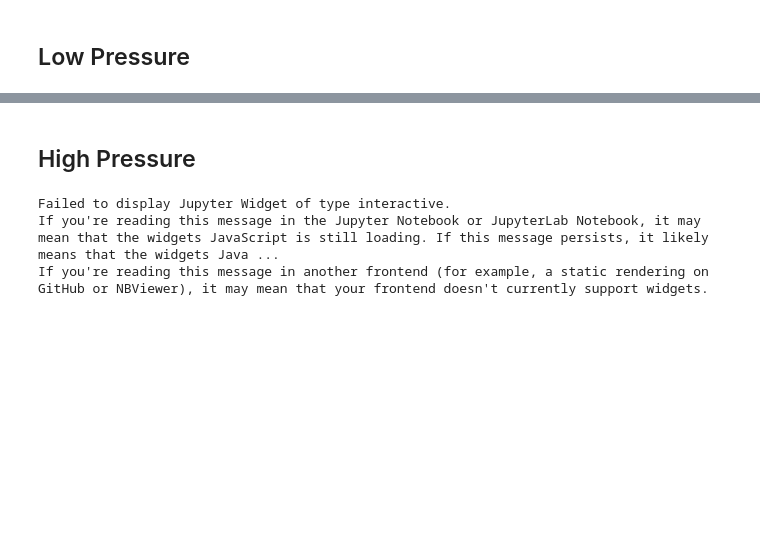
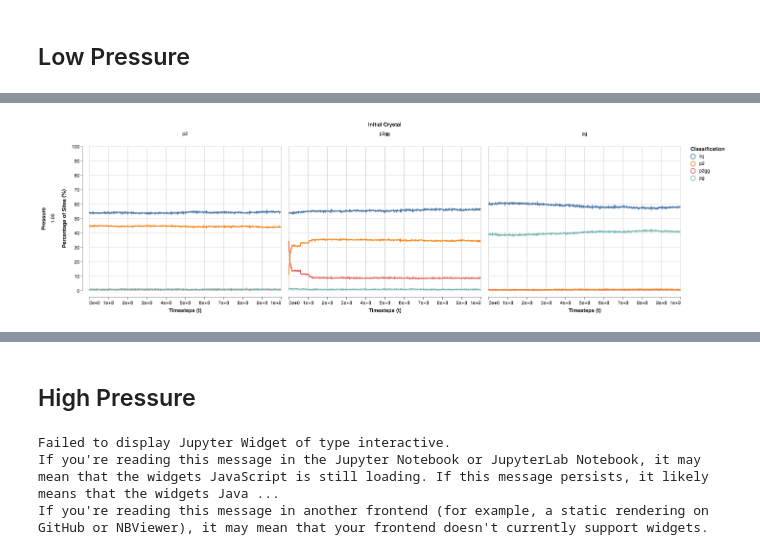
Before and after one commit to malramsay64/Crystal_Melting, a Jupyter notebook: notebooks/Crystal_Fractions.ipynb, the cells around one changed output, grey strips where cells are left out. Saved outputs shown, nothing was run; the diff lists cells and outputs as text; code cells hidden in the pictures; blank space fills up the shorter version.

```diff
--- a/notebooks/Crystal_Fractions.ipynb
+++ b/notebooks/Crystal_Fractions.ipynb
@@ -23,21 +20,20 @@ time_df = norm_df.copy()
 time_df.index = pandas.TimedeltaIndex(norm_df.time)
 time_df = time_df.groupby(group_bys).resample('1ms').mean().reset_index(group_bys)
 
-df_high = time_df.query('pressure == "13.50"')
+df_high = time_df.query('pressure == "13.50"').copy()
 df_high = df_high.groupby(group_bys).resample('5ms').mean().reset_index(group_bys)
 
-df_low = norm_df.query('pressure == "1.00"')
+df_low = norm_df.query('pressure == "1.00"').copy()
 # %%
 def create_figure(temp, dataset):
-    c = Chart(dataset.query("temperature == @temp")).mark_line().encode(
-        x=X('time',
-            axis=Axis(format='e', title='Timesteps (t)')),
-        y=Y('percentage:Q',
-            axis=Axis(title='Percentage of Sites (%)'),
-            scale=Scale(domain=[0, 100])),
-        color=Color('state', legend=Legend(title='Classification')),
-        column=Column('crystal', header=Header(title='Initial Crystal')),
-        row=Row('pressure', header=Header(title='Pressure')),
+    c = alt.Chart(dataset.query("temperature == @temp")).mark_line().encode(
+        alt.X('time', axis=alt.Axis(format='e', title='Timesteps (t)')),
+        alt.Y('percentage:Q',
+            axis=alt.Axis(title='Percentage of Sites (%)'),
+            scale=alt.Scale(domain=[0, 100])),
+        alt.Color('state', legend=alt.Legend(title='Classification')),
+        alt.Column('crystal', header=alt.Header(title='Initial Crystal')),
+        alt.Row('pressure', header=alt.Header(title='Pressure')),
     ).transform_calculate(
         'percentage', 'datum.fraction * 100'
     )
@@ -75,2 +88,6 @@ If you're reading this message in another frontend (for example, a static render
+# %%
+create_figure(temp='0.36', dataset=df_low)
+# %% [output]
+[figure, added]
 # %%
 melt_low = compute_melting_rates(df_low)
```
Also changed, not shown: parts of 8 cells of this notebook.
